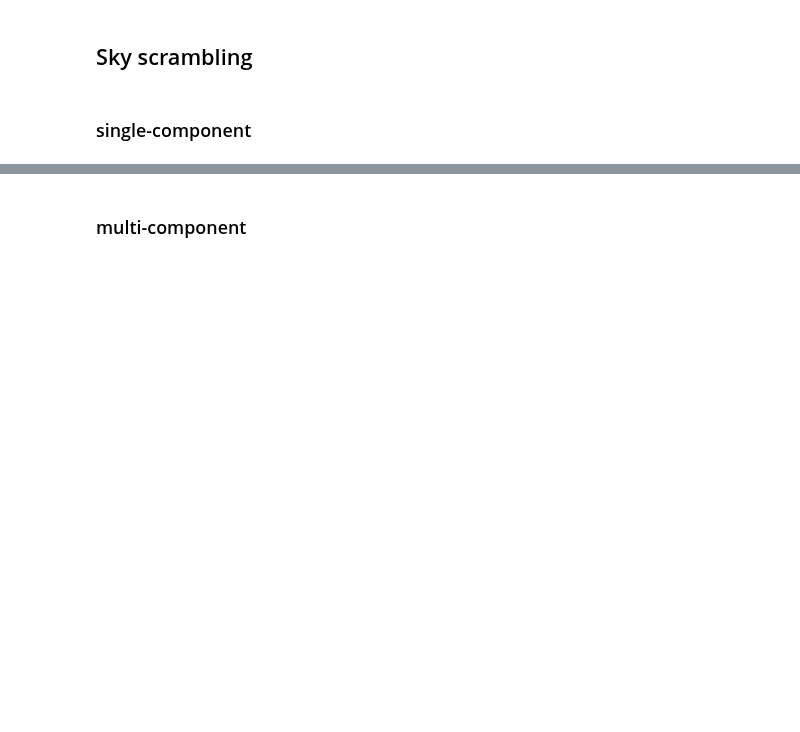
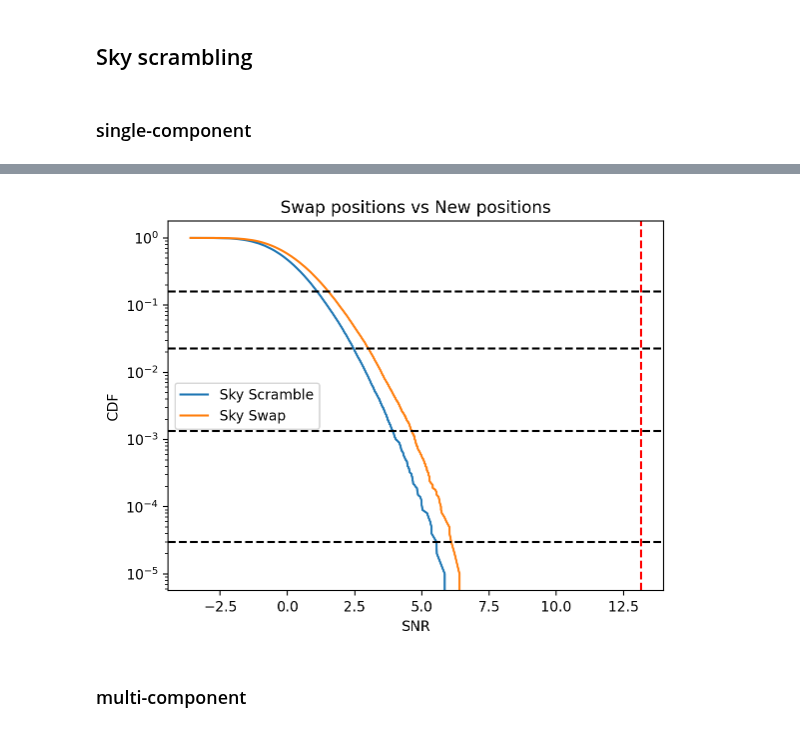
Before and after one commit to GersbachKa/defiant, a Jupyter notebook: notebooks/null_distributions.ipynb, the cells around one changed output, grey strips where cells are left out. Drawn from its saved outputs; the diff is of its cells as text; code cells hidden in the pictures; blank space fills up the shorter version.

```diff
--- a/notebooks/null_distributions.ipynb
+++ b/notebooks/null_distributions.ipynb
@@ -232,3 +248,23 @@ P-value: 0.0
+# %%
+n_dist = np.sort(n_dist)
+plt.plot(n_dist,1-np.linspace(0,1,len(n_dist)),label='Sky Scramble')
+swap_dist = np.sort(swap_dist)
+plt.plot(swap_dist,1-np.linspace(0,1,len(swap_dist)),label='Sky Swap')
+plt.axvline(snr, color='r', linestyle='--')
+
+plt.axhline(1-0.84134, color='k', linestyle='--')
+plt.axhline(1-0.97725, color='k', linestyle='--')
+plt.axhline(1-0.99865, color='k', linestyle='--')
+plt.axhline(1-0.99997, color='k', linestyle='--')
+
+plt.legend()
+plt.xlabel('SNR')
+plt.ylabel('CDF')
+plt.title('Swap positions vs New positions')
+plt.yscale('log')
+plt.show()
+# %% [output]
+[figure, added]
 # %% [markdown]
 ### multi-component
 # %%
```
Also changed, not shown: parts of 4 cells of this notebook.
